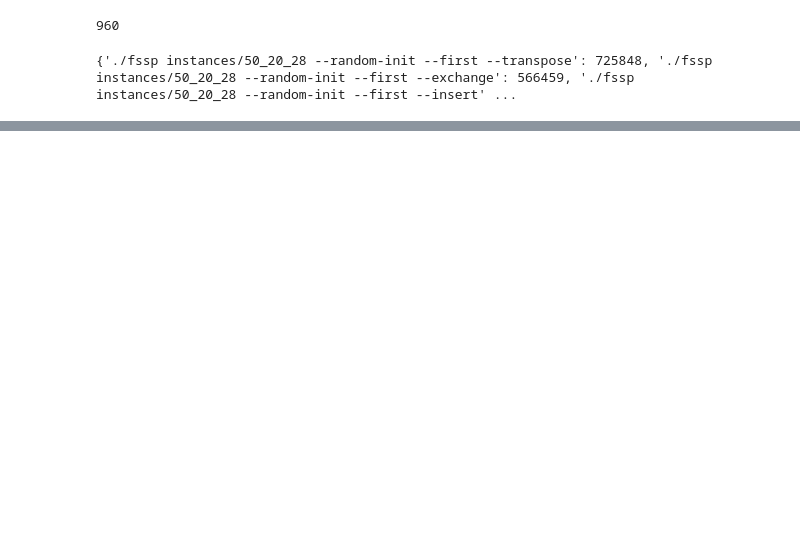
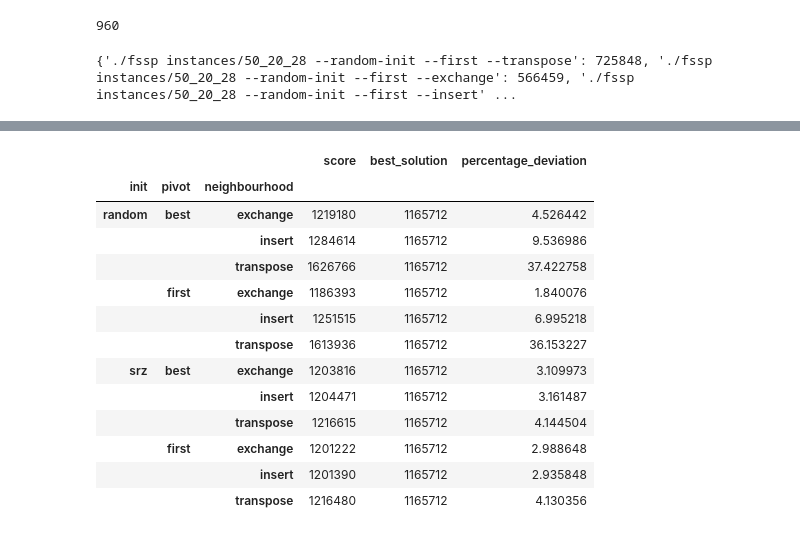
Before and after one commit to t00n/heuristics, a Jupyter notebook: impl1/src/exercise 1.ipynb, the cells around one changed output, grey strips where cells are left out. Cells and saved outputs as stored; diff of their text form; code cells hidden in the pictures; blank space fills up the shorter version.

```diff
--- a/impl1/src/exercise 1.ipynb
+++ b/impl1/src/exercise 1.ipynb
@@ -90,0 +115,18 @@ df
+# %%
+exercise1['percentage_deviation'] = 100 * (exercise1.score - exercise1.best_solution) / exercise1.best_solution
+exercise1.groupby(['init', 'pivot', 'neighbourhood']).mean().
+# %% [output]
+|  |  |  | score | best_solution | percentage_deviation |
+| init | pivot | neighbourhood |  |  |  |
+| random | best | exchange | 1219180 | 1165712 | 4.526442 |
+|  |  | insert | 1284614 | 1165712 | 9.536986 |
+|  |  | transpose | 1626766 | 1165712 | 37.422758 |
+|  | first | exchange | 1186393 | 1165712 | 1.840076 |
+|  |  | insert | 1251515 | 1165712 | 6.995218 |
+|  |  | transpose | 1613936 | 1165712 | 36.153227 |
+| srz | best | exchange | 1203816 | 1165712 | 3.109973 |
+|  |  | insert | 1204471 | 1165712 | 3.161487 |
+|  |  | transpose | 1216615 | 1165712 | 4.144504 |
+|  | first | exchange | 1201222 | 1165712 | 2.988648 |
+|  |  | insert | 1201390 | 1165712 | 2.935848 |
+|  |  | transpose | 1216480 | 1165712 | 4.130356 |
```
Also changed, not shown: parts of 6 cells of this notebook.
